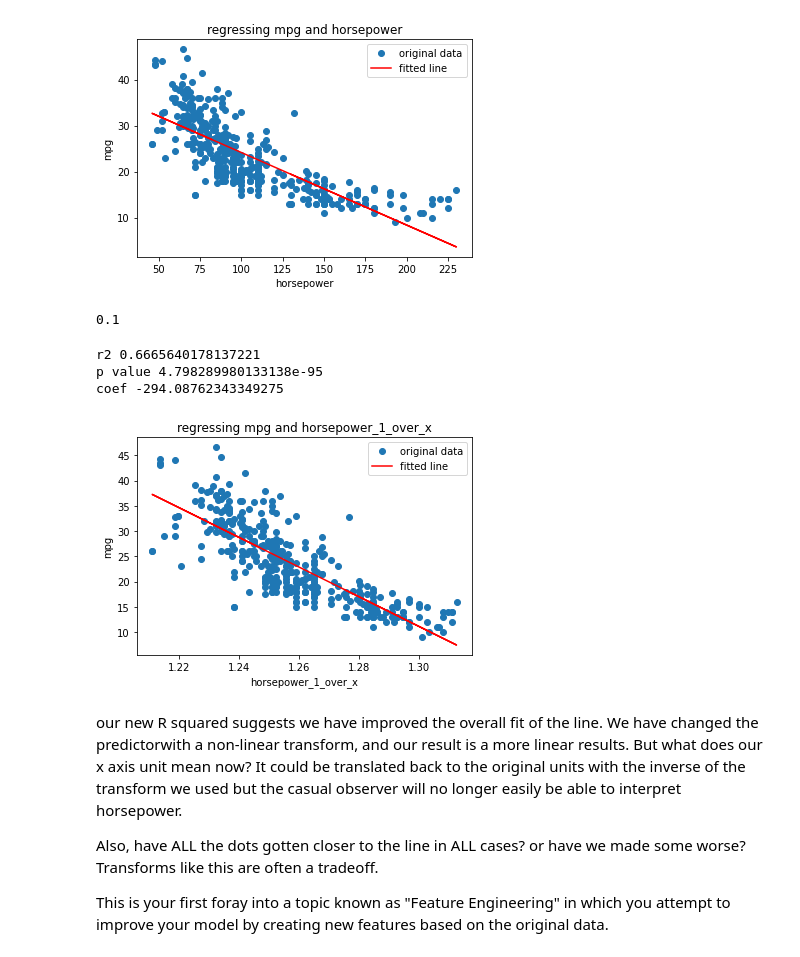
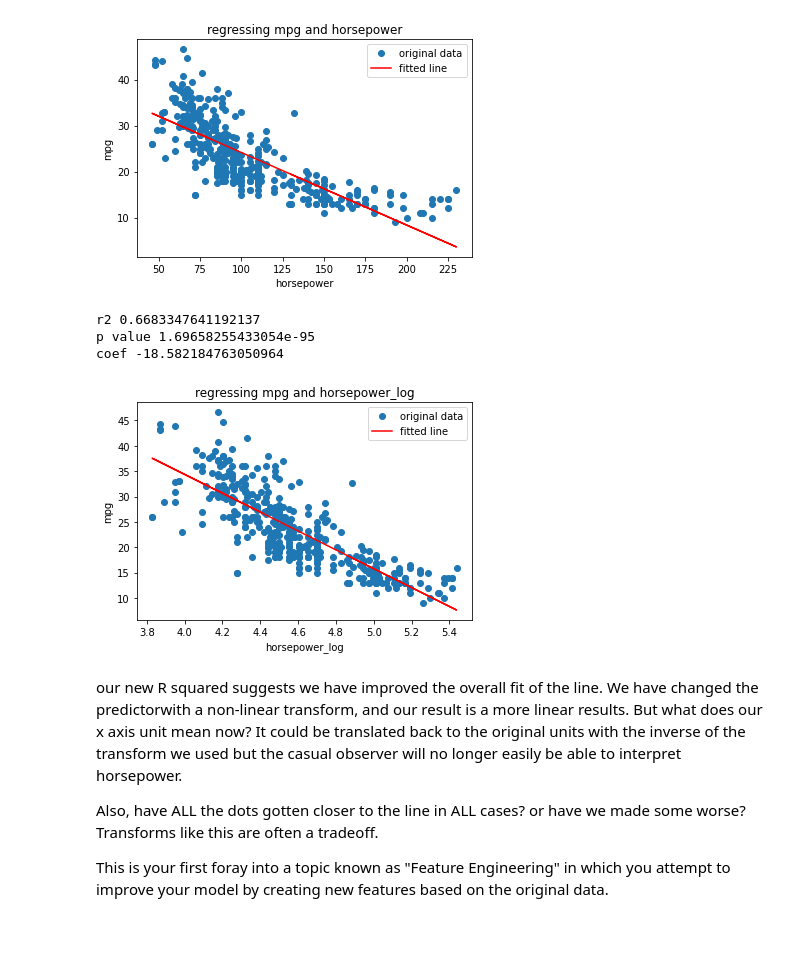
Before and after one commit to matthewpecsok/4482_fall_2022, a Jupyter notebook: tutorials/4482_Tutorial_Regression_EDA.ipynb, the cells around one changed output. Saved outputs shown, nothing was run; the diff lists cells and outputs as text; code cells hidden in the pictures.

```diff
--- a/tutorials/4482_Tutorial_Regression_EDA.ipynb
+++ b/tutorials/4482_Tutorial_Regression_EDA.ipynb
@@ -346,6 +341,6 @@ we are raising horsepower here to the .05 power to see if this will fit the data
 # %%
 new_car_mpg = car_mpg.copy()
-new_car_mpg['horsepower_1_over_x'] = new_car_mpg['horsepower']**.05 # we are raising horsepower to the .05 power
+new_car_mpg['horsepower_log'] = np.log(new_car_mpg['horsepower']) # we are taking the log of horsepower
 # %%
 helper_fun('horsepower',new_car_mpg) # show the original fit to the untransformed horsepower
 # %% [output]
@@ -353,19 +348,15 @@ r2 0.6059482578894345
 p value 7.031989029405463e-81
 coef -0.15784473335365348
 [figure]
-# %%
-1/10
-# %% [output]
-0.1
 # %%
-helper_fun('horsepower_1_over_x',new_car_mpg) # now show the fit to the transformed horsepower. visually it looks a bit better
+helper_fun('horsepower_log',new_car_mpg) # now show the fit to the transformed horsepower. visually it looks a bit better
 # and we can be sure it is better by comparing the r-squared value from the original to the transformed.
 # If r-squared has increased our fit is likely improved
 # %% [output]
-r2 0.6665640178137221
-p value 4.798289980133138e-95
-coef -294.08762343349275
+r2 0.6683347641192137
+p value 1.69658255433054e-95
+coef -18.582184763050964
-[figure, old version]
+[figure, new version]
 # %% [markdown]
 our new R squared suggests we have improved the overall fit of the line. We have changed the predictorwith a non-linear transform, and our result is a more linear results. But what does our x axis unit mean now? It could be translated back to the original units with the inverse of the transform we used but the casual observer will no longer easily be able to interpret horsepower.
 
```
Also changed, not shown: parts of 2 cells of this notebook.
